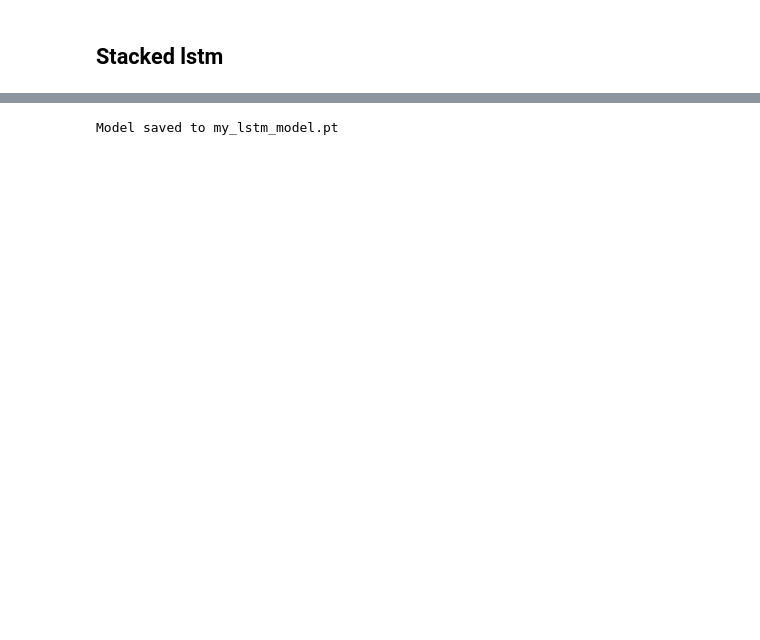
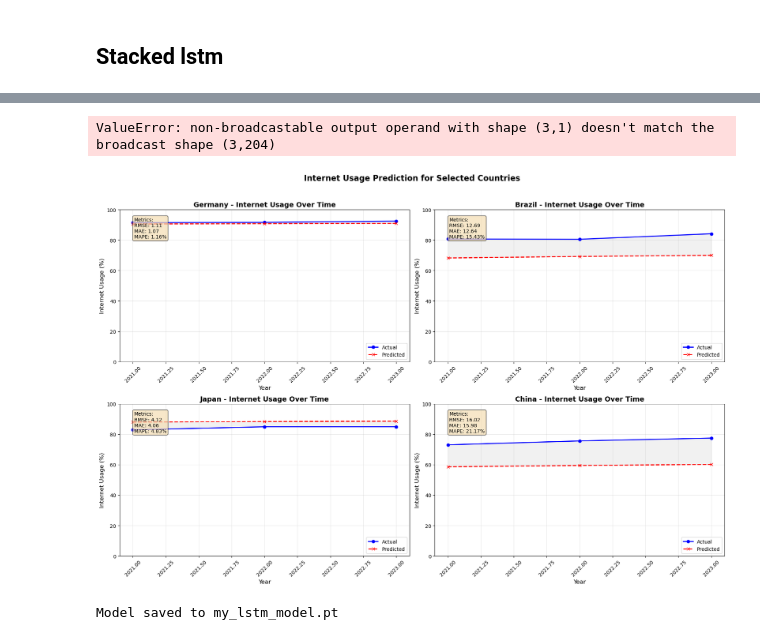
Before and after one commit to itxtx/global_internet_usage, a Jupyter notebook: global_internet_usage.ipynb, the cells around one changed output, grey strips where cells are left out. Drawn from its saved outputs; the diff is of its cells as text; code cells hidden in the pictures; blank space fills up the shorter version.

```diff
--- a/global_internet_usage.ipynb
+++ b/global_internet_usage.ipynb
@@ -855,10 +956,16 @@ def run_internet_usage_prediction(time_series_df, countries_to_analyze, n_steps=
             continue
 
     return predictions, actual_values
-
-def create_combined_plot(predictions, actual_values, countries):
+def create_combined_plot(predictions, actual_values, countries, time_series_df):
     """
     Create a combined plot of predictions vs actual values for multiple countries
+    with actual years on the x-axis
+
+    Args:
+        predictions: Dictionary of predictions for each country
+        actual_values: Dictionary of actual values for each country
+        countries: List of countries to plot
+        time_series_df: Original DataFrame with years as index for extracting years
     """
     # Create a figure with subplots for each country
     n_countries = len(countries)
@@ -877,14 +984,20 @@ def create_combined_plot(predictions, actual_values, countries):
         # Get data
         pred = predictions[country]
         actual = actual_values[country]
-        years = np.arange(len(actual))  # Or use actual years if available
 
-        # Plot actual vs predicted
-        ax.plot(years, actual, 'b-', label='Actual', linewidth=2, marker='o')
-        ax.plot(years, pred, 'r--', label='Predicted', linewidth=2, marker='x')
+        # Extract the actual years from the validation set
+        # Since the validation set is typically the last 20% of the data
+        # We'll extract the corresponding years from the original DataFrame
+        total_years = time_series_df.index.tolist()
+        val_size = len(actual)
+        validation_years = total_years[-val_size:]  # Get the last val_size years
+
+        # Plot actual vs predicted with real years
+        ax.plot(validation_years, actual, 'b-', label='Actual', linewidth=2, marker='o')
+        ax.plot(validation_years, pred, 'r--', label='Predicted', linewidth=2, marker='x')
 
         # Shade the area between
-        ax.fill_between(years, actual, pred, color='lightgray', alpha=0.3)
+        ax.fill_between(validation_years, actual, pred, color='lightgray', alpha=0.3)
 
         # Set y-axis to fixed range from 0 to 100 for percentage
         ax.set_ylim(0, 100)
@@ -892,10 +1005,13 @@ def create_combined_plot(predictions, actual_values, countries):
 
         # Formatting
         ax.set_title(f'{country} - Internet Usage Over Time', fontsize=14, fontweight='bold')
-        ax.set_xlabel('Time Step', fontsize=12)
+        ax.set_xlabel('Year', fontsize=12)  # Changed from 'Time Step' to 'Year'
         ax.set_ylabel('Internet Usage (%)', fontsize=12)
         ax.grid(True, alpha=0.3)
         ax.legend(loc='lower right')
+
+        # Format x-axis to show years properly
+        plt.setp(ax.get_xticklabels(), rotation=45)
 
         # Add metrics text box
         try:
@@ -931,14 +1047,14 @@ def create_combined_plot(predictions, actual_values, countries):
 countries_to_analyze = ['Germany', 'Brazil', 'Japan', 'China']
 
 # Run the training and prediction pipeline
-predictions, actuals = run_internet_usage_prediction(
+predictions2, actuals2 = run_internet_usage_prediction(
     time_series_df,
     countries_to_analyze,
     n_steps=10
 )
 
 # Create combined visualization
-fig = create_combined_plot(predictions, actuals, countries_to_analyze)
+# Update the function call to include the time_series_df
 # %% [output]
 Using device: cpu
 
@@ -1028,3 +1148,17 @@ Error processing China: 'StackedLSTM' object has no attribute 'save'
+# %%
+
+# Use the function with your predictions and actuals
+fig = create_evaluation_dashboard(
+    pred,
+    act,
+    scaler  # Pass your scaler if you want to convert back to original scale
+)
+# %% [output]
+ValueError: non-broadcastable output operand with shape (3,1) doesn't match the broadcast shape (3,204)
+# %%
+fig = create_combined_plot(predictions2, actuals2, countries_to_analyze, time_series_df)
+# %% [output]
+[figure, added]
 # %%
 model.save('my_lstm_model.pt')
 # loaded_model = LSTM.load('my_lstm_model.pt', device=device)
```
Also changed, not shown: parts of 14 cells of this notebook, 7 other files.
